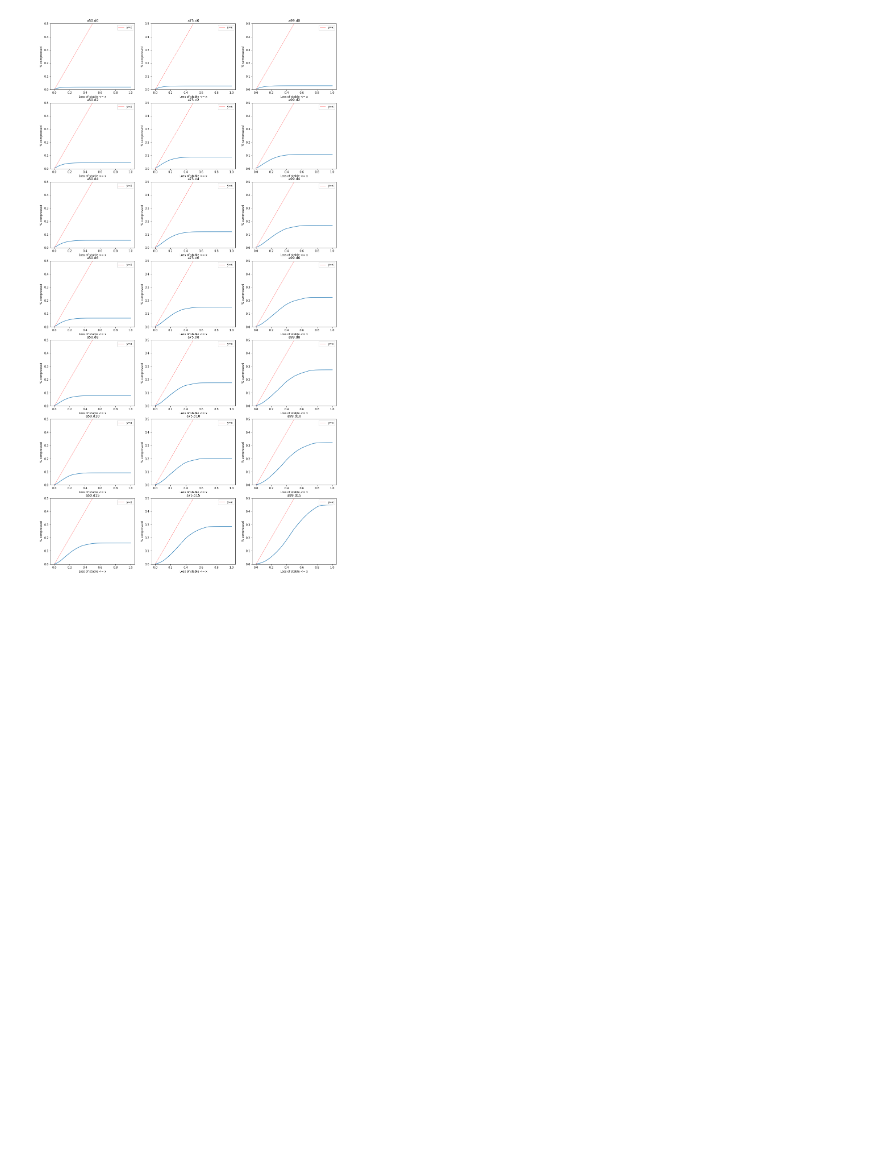
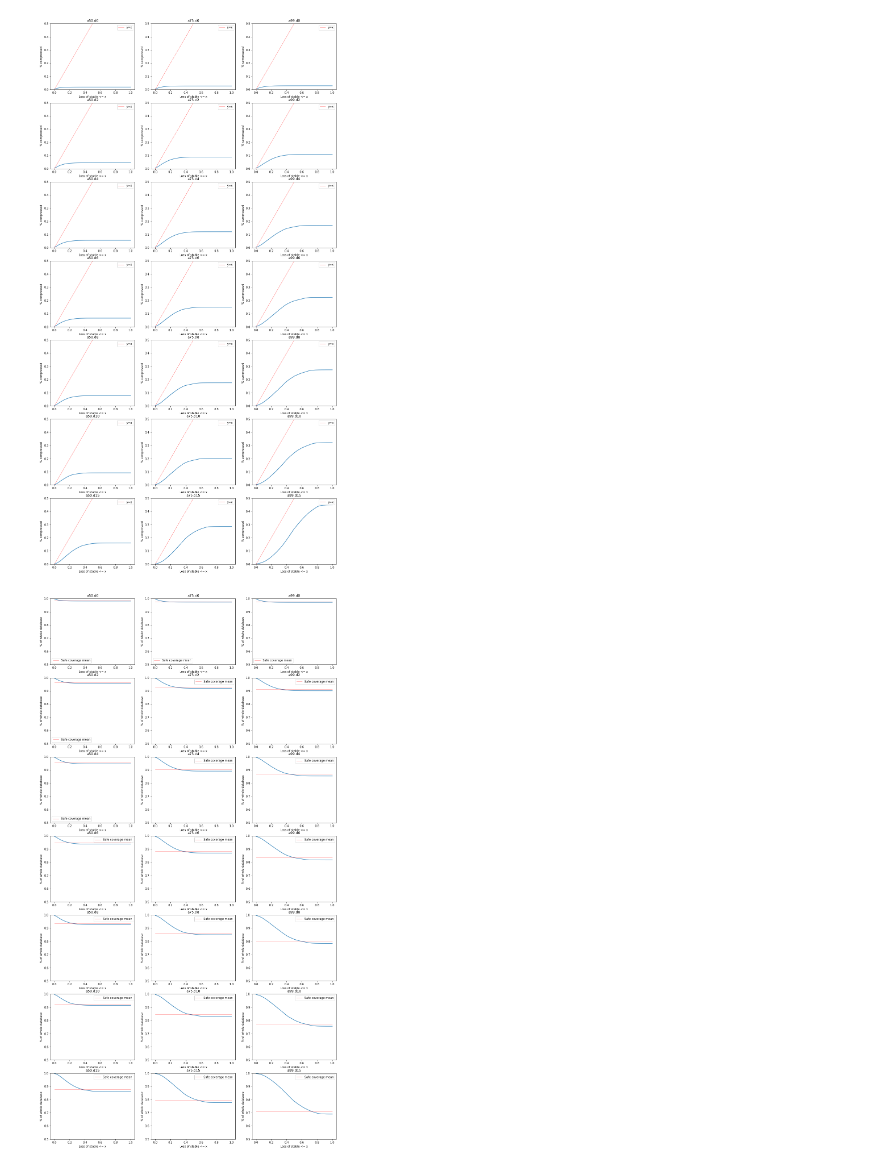
Before and after one commit to algbio/alignment-safety, a Jupyter notebook: pipeline/analysis/motifs.ipynb, the cells around one changed output. Saved outputs shown, nothing was run; the diff lists cells and outputs as text; code cells hidden in the pictures; blank space fills up the shorter version.

Commit message:
added % of db plots

```diff
--- a/pipeline/analysis/motifs.ipynb
+++ b/pipeline/analysis/motifs.ipynb
@@ -527,3 +527,30 @@ def compressibility(groups, alphas, deltas, bins=21):
 compressibility(groups, alphas, deltas, 51)
 # %% [output]
 [figure]
+# %%
+def compressed_percentage(groups, alphas, deltas, bins=21):
+    fig, axes = plt.subplots(nrows=len(deltas), ncols=len(alphas), figsize=(6*len(alphas), 5*len(deltas)))
+    L = np.linspace(0, 1, bins)
+    for (i,a) in enumerate(alphas):
+        for (j,d) in enumerate(deltas):
+            df = groups[(a, d)]
+            loss = df.FN / (df.TP + df.FN)
+            ALL = sum(df.TP + df.FP + df.TN + df.FN)
+            Y = np.zeros(bins, dtype=float)
+            for (k,x) in enumerate(L):
+                df_C = df[loss <= x]    # sequences that can be compressed
+                df_U = df[loss > x]     # sequences that cannot be compressed
+                Y[k] = (sum(df_C.TP + df_C.FP) + sum(df_U.TP+df_U.FP+df_U.TN+df_U.FN)) / ALL
+
+            axes[j][i].plot(L, Y)
+            axes[j][i].plot([0,1], [df.safe_coverage.mean(),df.safe_coverage.mean()], color="r", linewidth=0.5, label="Safe coverage mean")
+            axes[j][i].legend()
+            axes[j][i].set_title(f"a{a}.d{d}")
+            axes[j][i].set_xlabel("Loss of stable <= x")
+            axes[j][i].set_ylabel("% of whole database")
+            axes[j][i].set_ylim(0.5,1)
+    plt.show()
+# %%
+compressed_percentage(groups, alphas, deltas, 51)
+# %% [output]
+[figure, added]
```
